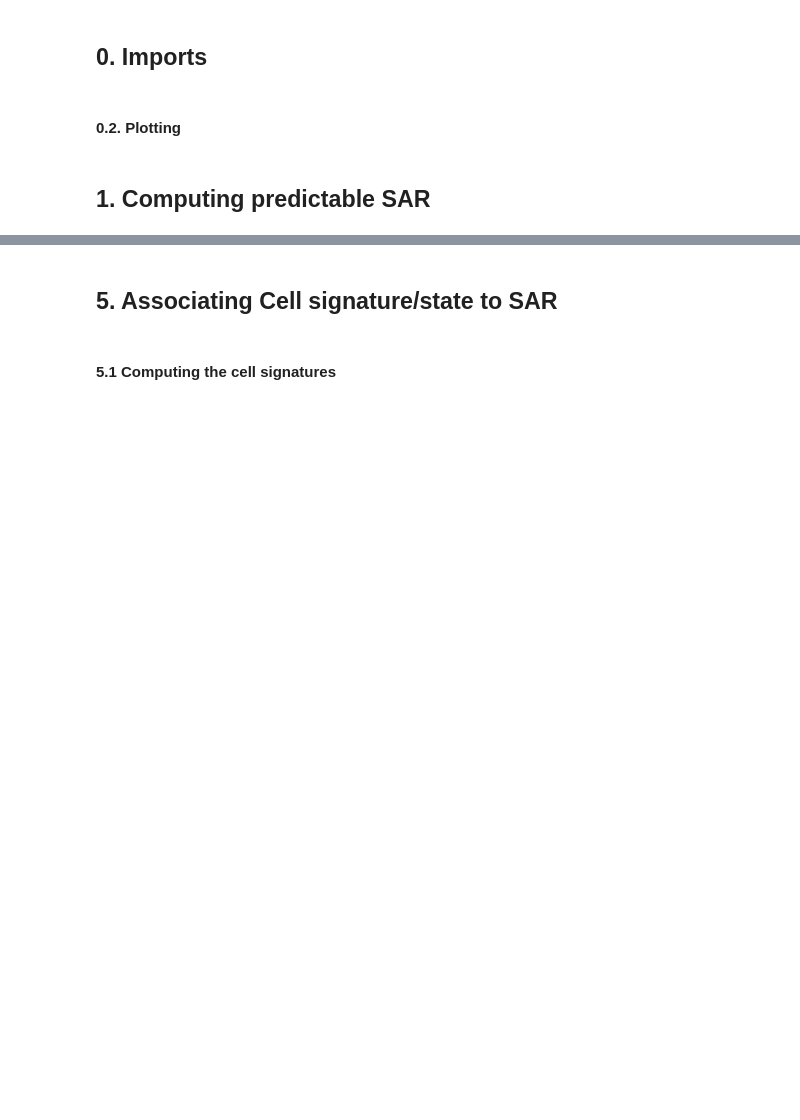
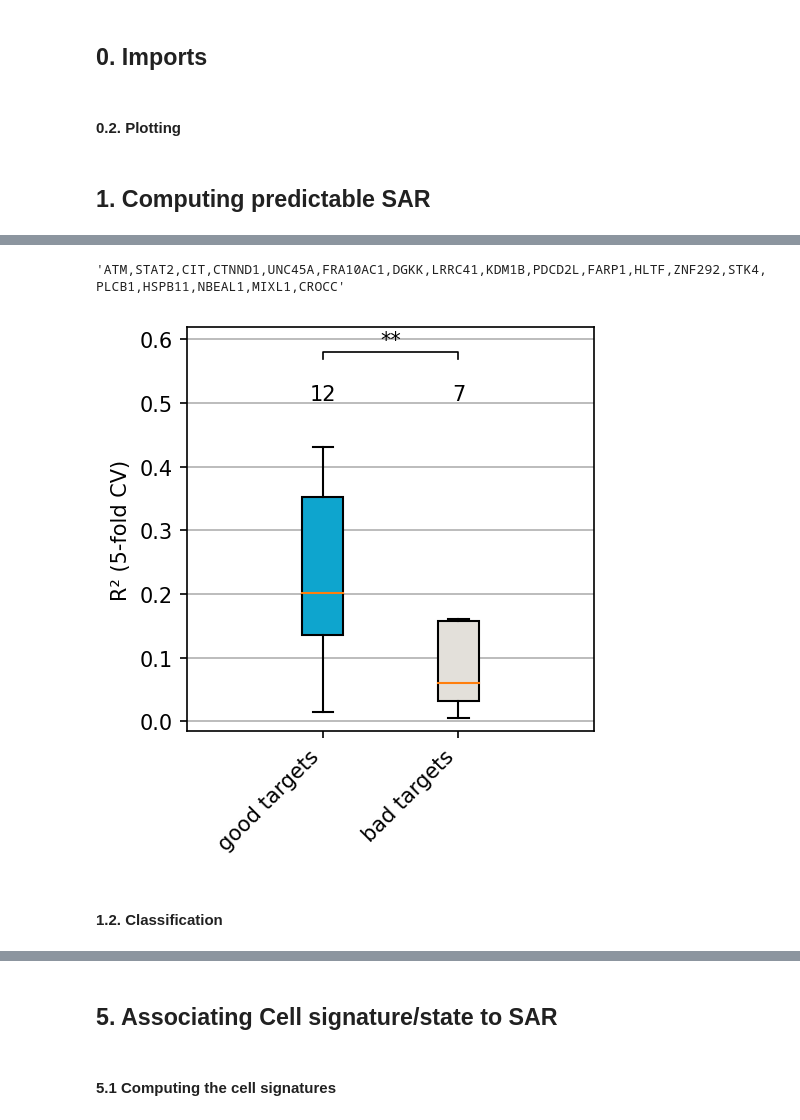
Before and after one commit to gtamo39/MS_ML, a Jupyter notebook: vignettes/MS_TargetML.ipynb, the cells around one changed output, grey strips where cells are left out. Drawn from its saved outputs; the diff is of its cells as text; code cells hidden in the pictures; blank space fills up the shorter version.

```diff
--- a/vignettes/MS_TargetML.ipynb
+++ b/vignettes/MS_TargetML.ipynb
@@ -250,10 +293,11 @@ trained_model, df_pred = ML_Reg.run_K_Fold_Xval_Regression(
 ## running mulitple genes: same per-gene logic as the cell above, run in parallel and RESUMABLE
 ## (python/MS_build_ML.py:OUTPUT.run_gene_screen). Each finished gene is appended to GENE_SAR_OUT
 ## and skipped on a re-run — delete that file to force a full redo.
-genes_sel = ['KDM1B','CIT','F12','UNC45A','EPHB4','TGFB1','ANGPTL4','LRRC41','PDCD2L','PCSK9',
-         'GSPT1','ATM','MIXL1','ANKZF1','CYP24A1','TUBB8','ASNS','TP53','PLIN2','TMEM205']
-genes     = all_genes[:200]+genes_sel
+good_targets = ['ATM','STAT2','CIT','CTNND1','UNC45A','FRA10AC1','DGKK','LRRC41','KDM1B','PDCD2L','FARP1','HLTF']
+bad_targets  = ['ZNF292','STK4','PLCB1','HSPB11','NBEAL1','MIXL1','CROCC']
+genes     = good_targets + bad_targets
 
 output = OUTPUT()
 output.run_gene_screen(data, params, genes, n_processes=8, n_jobs_per_process=8)   # 8 genes at a time x 8-thread RF
+
 output.gene_metrics.sort_values('R2', ascending=False)
@@ -333,0 +325,14 @@ trained_model, df_pred = ML_Reg.run_K_Fold_Xval_Regression(
+# %%
+','.join(genes)
+# %% [output]
+'ATM,STAT2,CIT,CTNND1,UNC45A,FRA10AC1,DGKK,LRRC41,KDM1B,PDCD2L,FARP1,HLTF,ZNF292,STK4,PLCB1,HSPB11,NBEAL1,MIXL1,CROCC'
+# %%
+## R2 of the good vs bad targets (KS test bracket; genes under min_compounds have NaN R2 -> dropped)
+_r2 = output.gene_metrics.drop_duplicates('gene').set_index('gene')['R2']
+stats_tools.plot_nice_boxplot(
+    [_r2.reindex(good_targets).dropna().values, _r2.reindex(bad_targets).dropna().values],
+    titles=['good targets', 'bad targets'], colors=[SERAC_C['azure'], SERAC_C['paper']],
+    notch=False, show_stars=True, stars_test='ks', height=3.5, width=3.5, dpi=150)
+plt.ylabel('R² (5-fold CV)'); plt.show()
+# %% [output]
+[figure, added]
@@ -334,2 +347,4 @@ trained_model, df_pred = ML_Reg.run_K_Fold_Xval_Regression(
+# %% [markdown]
+#### 1.2. Classification
 # %%
 ML_Class.classification_from_regression_pred(df_pred, -1.0, sign='<')
```
Also changed, not shown: parts of 34 cells of this notebook, 5 other files.
